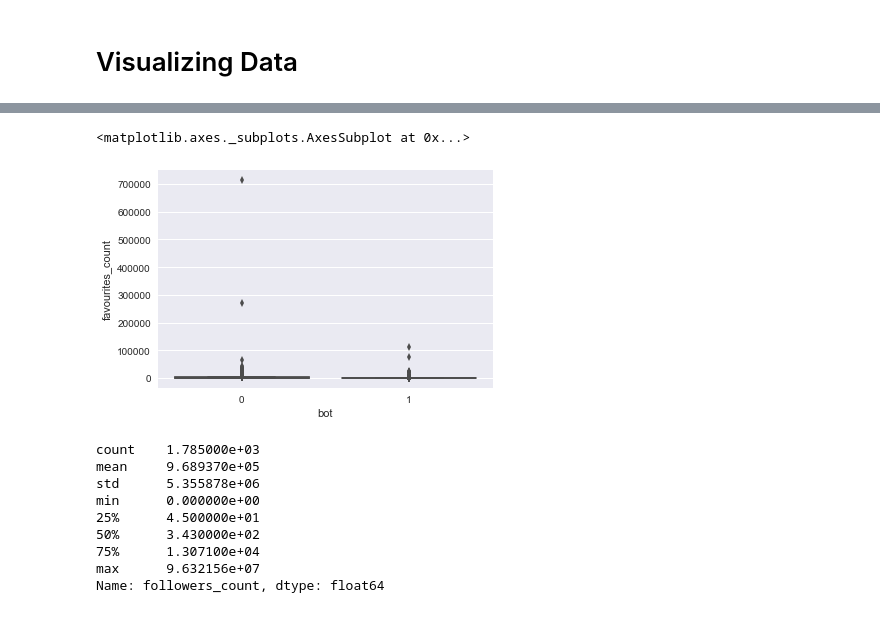
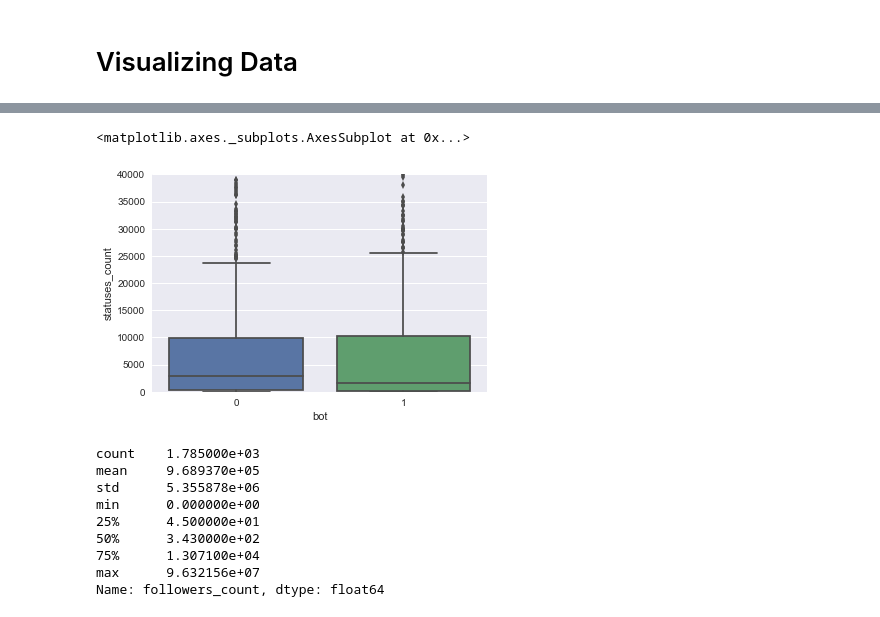
Before and after one commit to Vignesh6v/Twitter-BotorNot, a Jupyter notebook: Preprocessing.ipynb, the cells around one changed output, grey strips where cells are left out. Drawn from its saved outputs; the diff is of its cells as text; code cells hidden in the pictures.

```diff
--- a/Preprocessing.ipynb
+++ b/Preprocessing.ipynb
@@ -78,8 +91,9 @@ sns.barplot(x='verified', y='bot', data=train)
 # %%
-sns.boxplot(x='bot', y='favourites_count', data=train)
+plt.ylim(0, 40000)
+sns.boxplot(x='bot', y='statuses_count', data=train)
 # %% [output]
 <matplotlib.axes._subplots.AxesSubplot at 0x...>
-[figure, old version]
+[figure, new version]
 # %%
 sns.distplot(train['followers_count'])
 train['followers_count'].describe()
```
Also changed, not shown: parts of 51 cells of this notebook.
